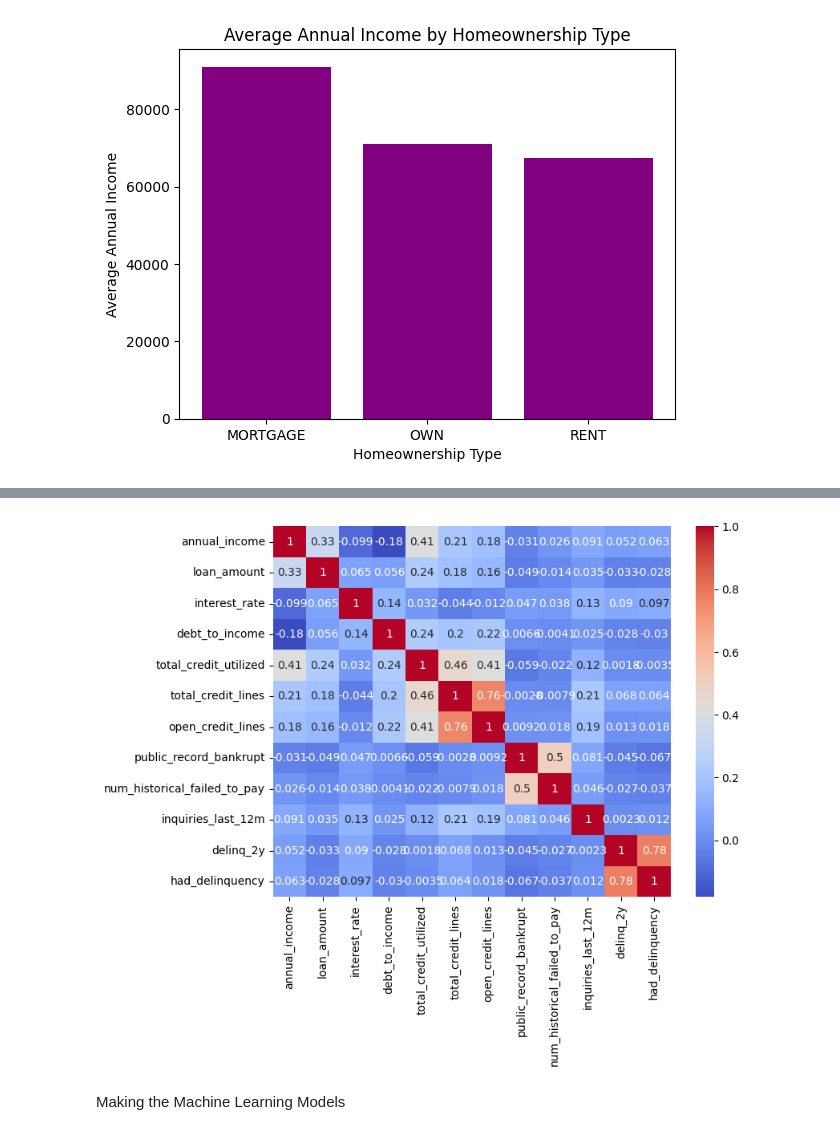
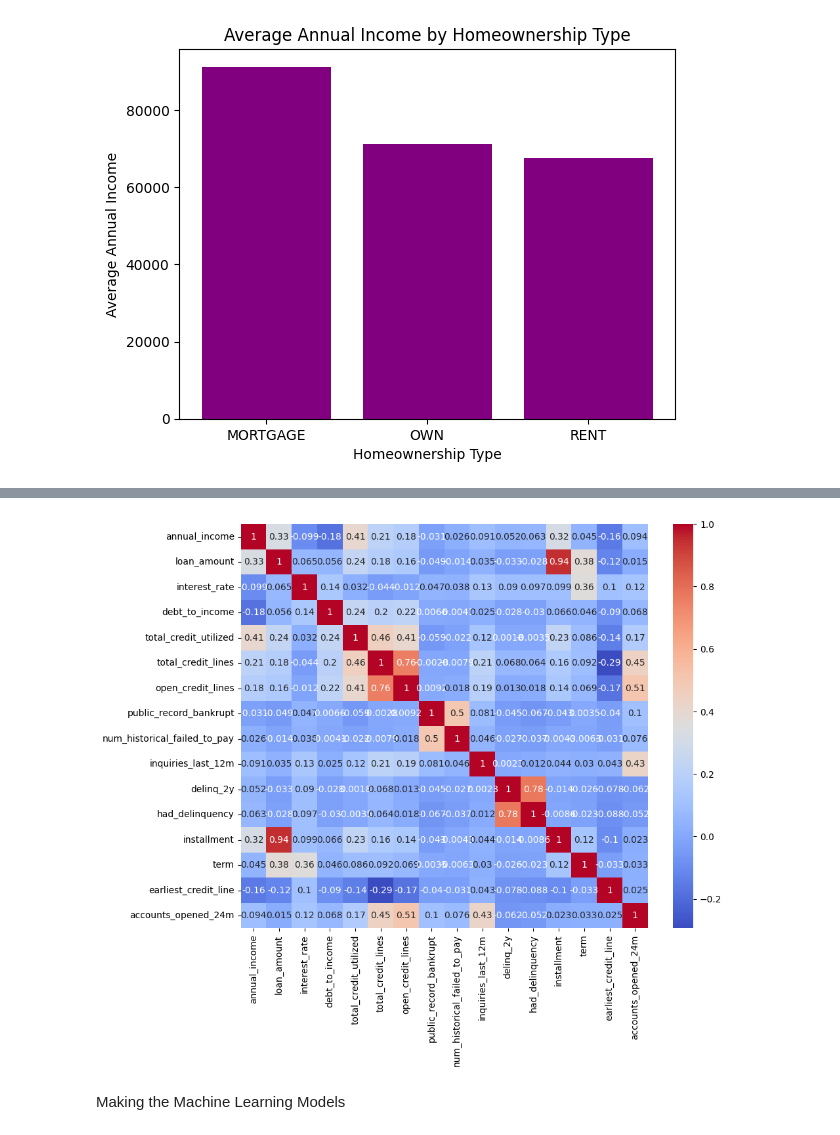
Before and after one commit to Royst97/DSRP_Roy, a Jupyter notebook: DSRP_2026_Royston.ipynb, the cells around one changed output, grey strips where cells are left out. Cells and saved outputs as stored; diff of their text form; code cells hidden in the pictures.

```diff
--- a/DSRP_2026_Royston.ipynb
+++ b/DSRP_2026_Royston.ipynb
@@ -133,26 +133,30 @@ plt.show()
 # %%
 corr = df[
     [
         "annual_income",
         "loan_amount",
         "interest_rate",
         "debt_to_income",
         "total_credit_utilized",
         "total_credit_lines",
         "open_credit_lines",
         "public_record_bankrupt",
         "num_historical_failed_to_pay",
         "inquiries_last_12m",
         "delinq_2y",
-        "had_delinquency"
+        "had_delinquency",
+        "installment",
+        "term",
+        "earliest_credit_line",
+        "accounts_opened_24m"
     ]
 ].corr()
 
-plt.figure(figsize=(8,6))
+plt.figure(figsize=(10,8))
 sns.heatmap(corr, annot=True, cmap="coolwarm")
 plt.show()
 # %% [output]
-[figure, old version]
+[figure, new version]
 # %% [markdown]
 Making the Machine Learning Models
 # %%
```
Also changed, not shown: parts of 12 cells of this notebook.
